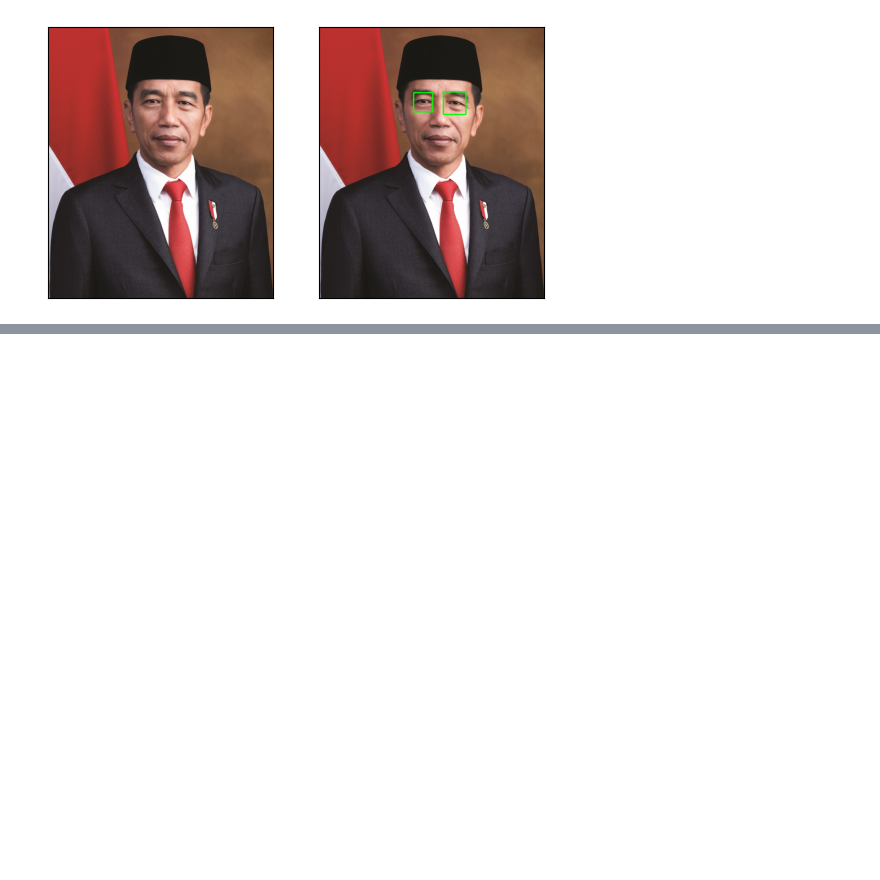
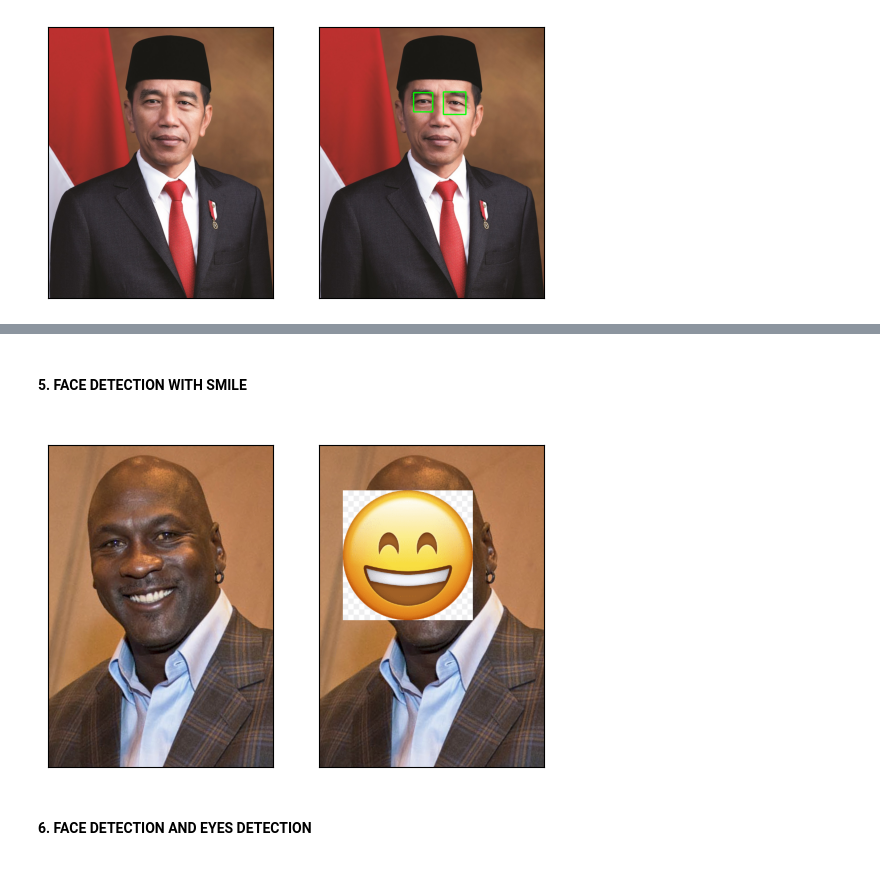
Before and after one commit to nurilhaidar/PCVK, a Jupyter notebook: Week12.ipynb, the cells around one changed output, grey strips where cells are left out. Cells and saved outputs as stored; diff of their text form; code cells hidden in the pictures; blank space fills up the shorter version.

```diff
--- a/Week12.ipynb
+++ b/Week12.ipynb
@@ -141,0 +140,27 @@ except Exception as err:
+# %% [markdown]
+**<h4>5. FACE DETECTION WITH SMILE<h4>**
+# %%
+def face_recognition_smile(img, scaleFactor, minNeighbors):
+  img_rectangle = img.copy()
+  img_gray = cv.cvtColor(img, cv.COLOR_BGR2GRAY)
+  haar_cascade = cv.CascadeClassifier('/content/drive/MyDrive/Images/Face Detection/haarcascade_frontalface_alt.xml')
+  rectangle = haar_cascade.detectMultiScale(img_gray, scaleFactor, minNeighbors)
+
+  smile = cv.imread('/content/drive/MyDrive/Images/Face Detection/smile.png')
+  for (x, y, w, h) in rectangle:
+    smile_resize = cv.resize(smile, (w, h))
+    img_rectangle[y:y+h, x:x+w] = smile_resize
+
+  fig, ax = plt.subplots(1,2)
+  ax[0].imshow(cv.cvtColor(img, cv.COLOR_BGR2RGB))
+  ax[0].set_xticks([])
+  ax[0].set_yticks([])
+  ax[1].imshow(cv.cvtColor(img_rectangle, cv.COLOR_BGR2RGB))
+  ax[1].set_xticks([])
+  ax[1].set_yticks([])
+# %%
+face_recognition_smile(cv.imread('/content/drive/MyDrive/Images/Face Detection/mjordan.jpg'), 1.1, 9)
+# %% [output]
+[figure, added]
+# %% [markdown]
+**<h4>6. FACE DETECTION AND EYES DETECTION<h4>**
```
Also changed, not shown: parts of 4 cells of this notebook.
